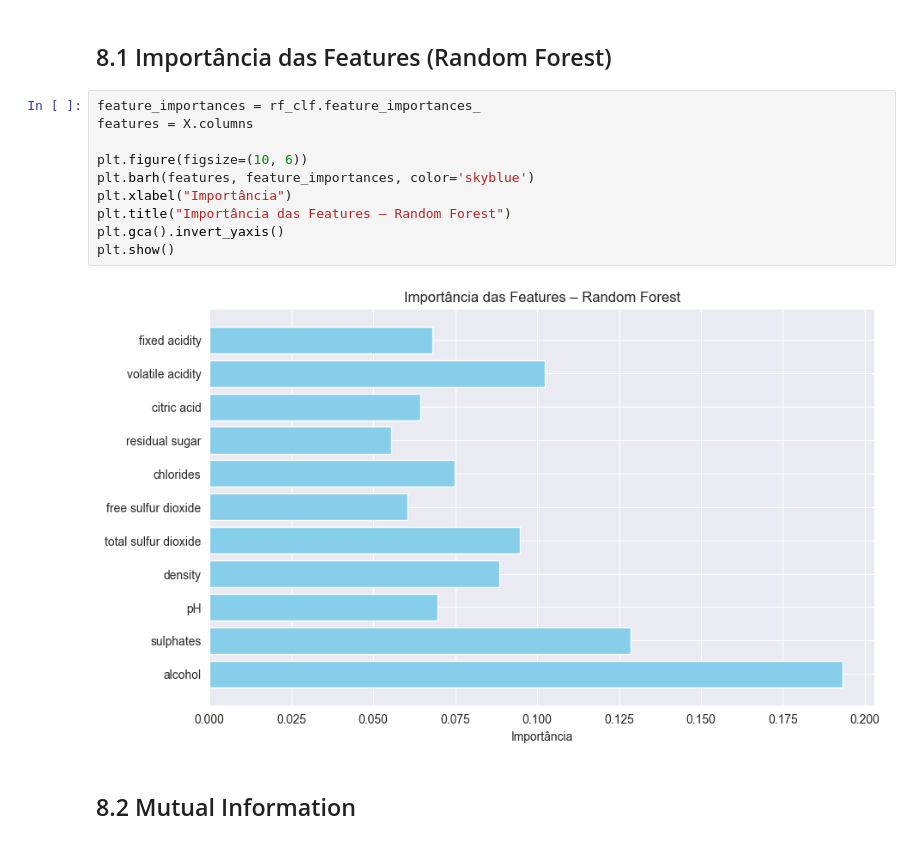
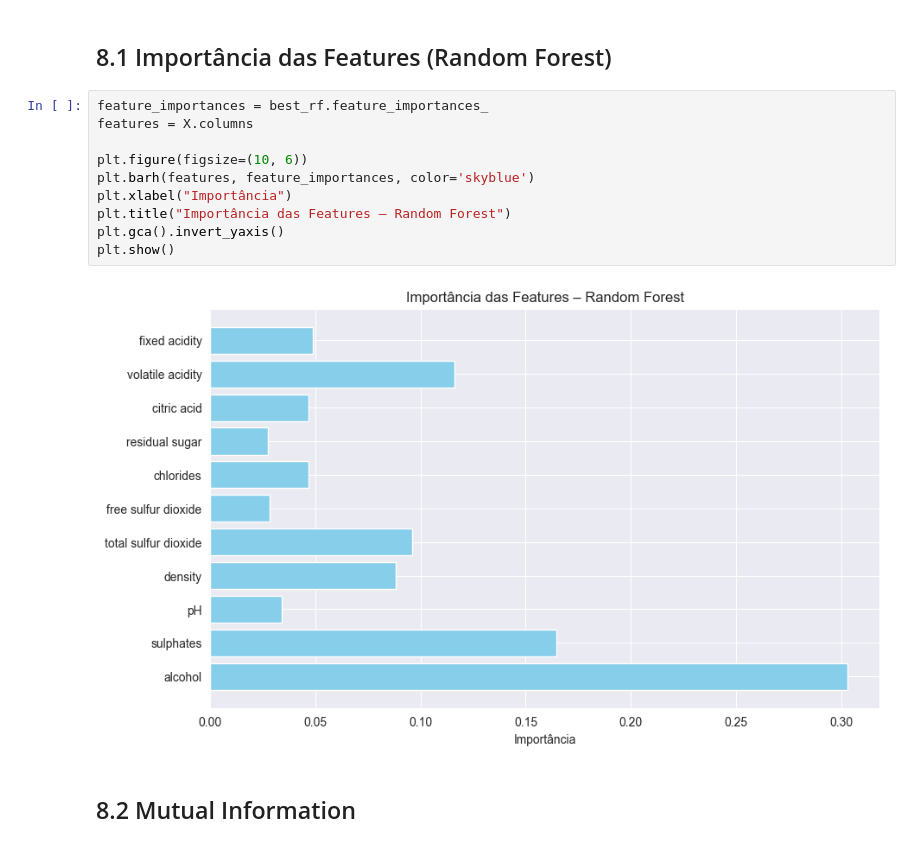
Before and after one commit to tomasgferreira06/ML_TP, a Jupyter notebook: projetoML.ipynb, the cells around one changed output. Drawn from its saved outputs; the diff is of its cells as text.

```diff
--- a/projetoML.ipynb
+++ b/projetoML.ipynb
@@ -2032,17 +1964,17 @@ weighted avg       0.77      0.76      0.76       340
 # %% [markdown]
 ## 8.1 Importância das Features (Random Forest)
 # %%
-feature_importances = rf_clf.feature_importances_
+feature_importances = best_rf.feature_importances_
 features = X.columns
 
 plt.figure(figsize=(10, 6))
 plt.barh(features, feature_importances, color='skyblue')
 plt.xlabel("Importância")
 plt.title("Importância das Features – Random Forest")
 plt.gca().invert_yaxis()
 plt.show()
 # %% [output]
-[figure, old version]
+[figure, new version]
 # %% [markdown]
 ## 8.2 Mutual Information
 # %%
```
Also changed, not shown: parts of 29 cells of this notebook.
